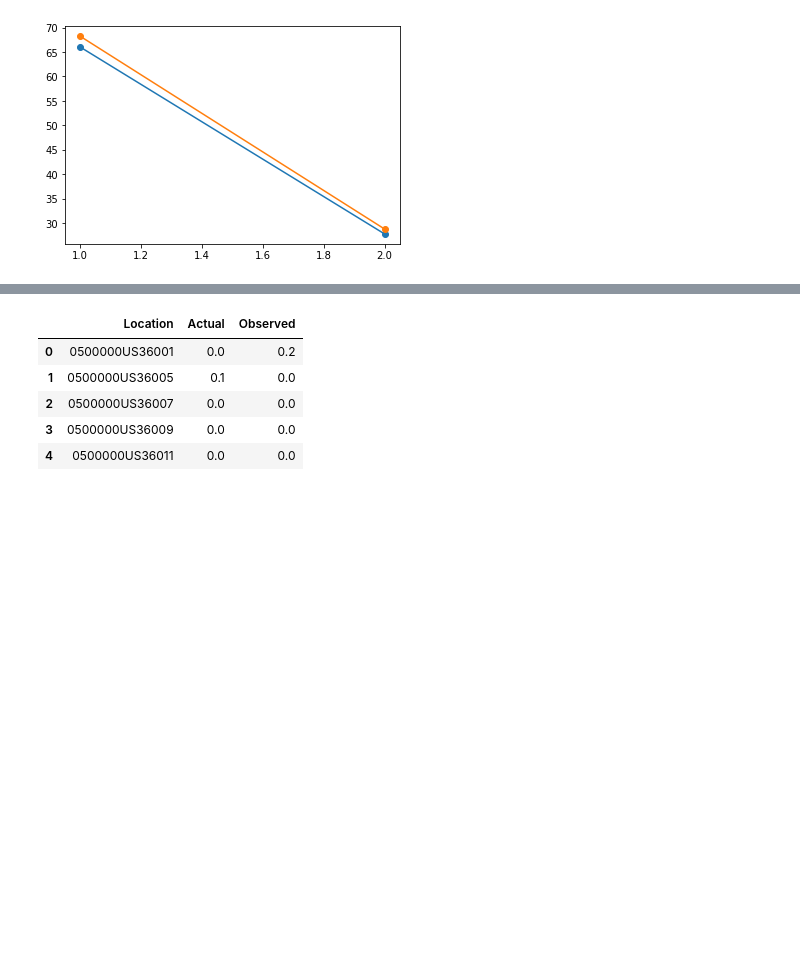
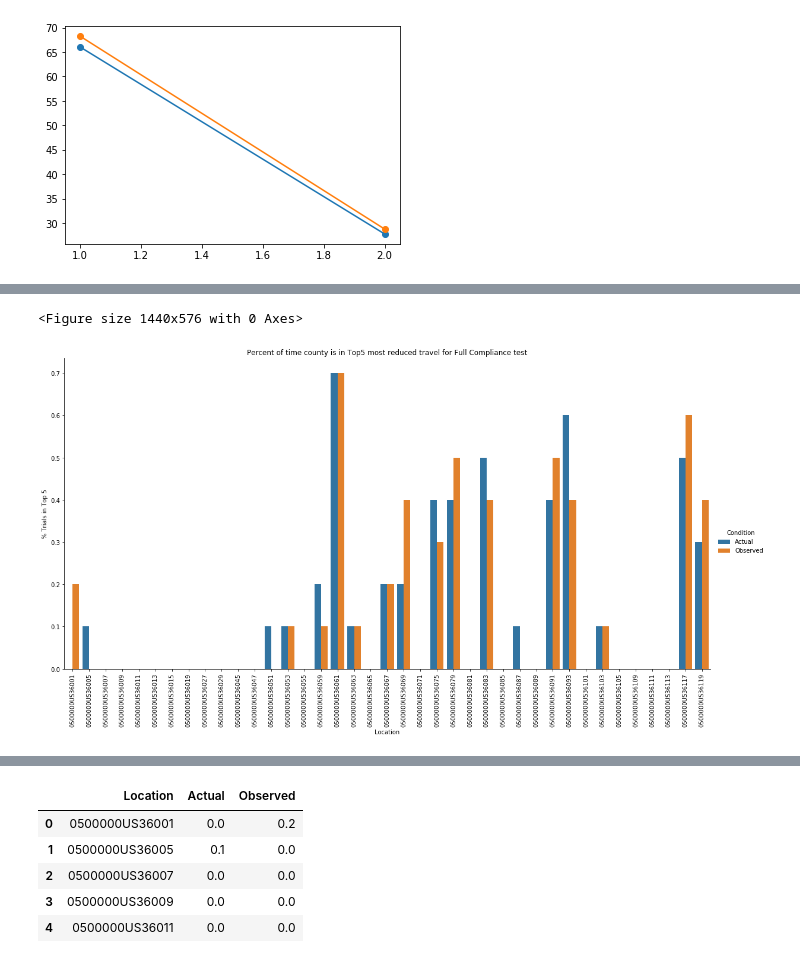
Before and after one commit to HGN-Spotifyers/AC221-final-project, a Jupyter notebook: Experiments.ipynb, the cells around one changed output, grey strips where cells are left out. Cells and saved outputs as stored; diff of their text form; code cells hidden in the pictures; blank space fills up the shorter version.

Commit message:
functionalized plots

```diff
--- a/Experiments.ipynb
+++ b/Experiments.ipynb
@@ -251,0 +293,24 @@ df_rankactual
+# %%
+def topFivePlot(df_rankactual,df_rankobs,experiment):
+    '''
+    Create Actual/Observed grouped bar plot of percent of trials county is in top5 most reduced travel
+    '''
+    # Create new top5 DF
+    df_top5 = pd.DataFrame(index=np.unique(df_rankactual.index))
+
+    # Compute percentage of actual and observed ranks that are within top5
+    df_top5['Actual'] = df_rankactual.copy().apply(lambda row: len(np.where(row<=5)[0])/10 ,axis=1)
+    df_top5['Observed'] = df_rankobs.copy().apply(lambda row: len(np.where(row<=5)[0])/10 ,axis=1)
+    df_top5.reset_index(inplace=True)
+    df_top5.rename(columns={'index':'Location'},inplace=True)
+
+    # Reformat DF for catplot
+    df_top5_melt = pd.melt(df_top5,id_vars='Location',var_name='Condition',value_name='% Trials in Top 5',value_vars=['Actual','Observed'])
+    df_top5_melt.sort_values('Location',inplace=True)
+
+    # Plot top5
+    plt.figure(figsize=(20,8))
+    g=sns.catplot(x='Location', y="% Trials in Top 5", height=8, aspect=2,hue="Condition", data=df_top5_melt, kind="bar")
+    g.set_xticklabels(rotation=90)
+    plt.title(f'Percent of time county is in Top5 most reduced travel for {experiment} test')
+    plt.show()
@@ -251,0 +335,7 @@ df_rankactual
+# %%
+a,b,c = rankingDFs(experiment1.get_results(style='df'),10)
+# %%
+topFivePlot(a,b,'Full Compliance')
+# %% [output]
+<Figure size 1440x576 with 0 Axes>
+[figure, added]
```
Also changed, not shown: parts of 13 cells of this notebook.
